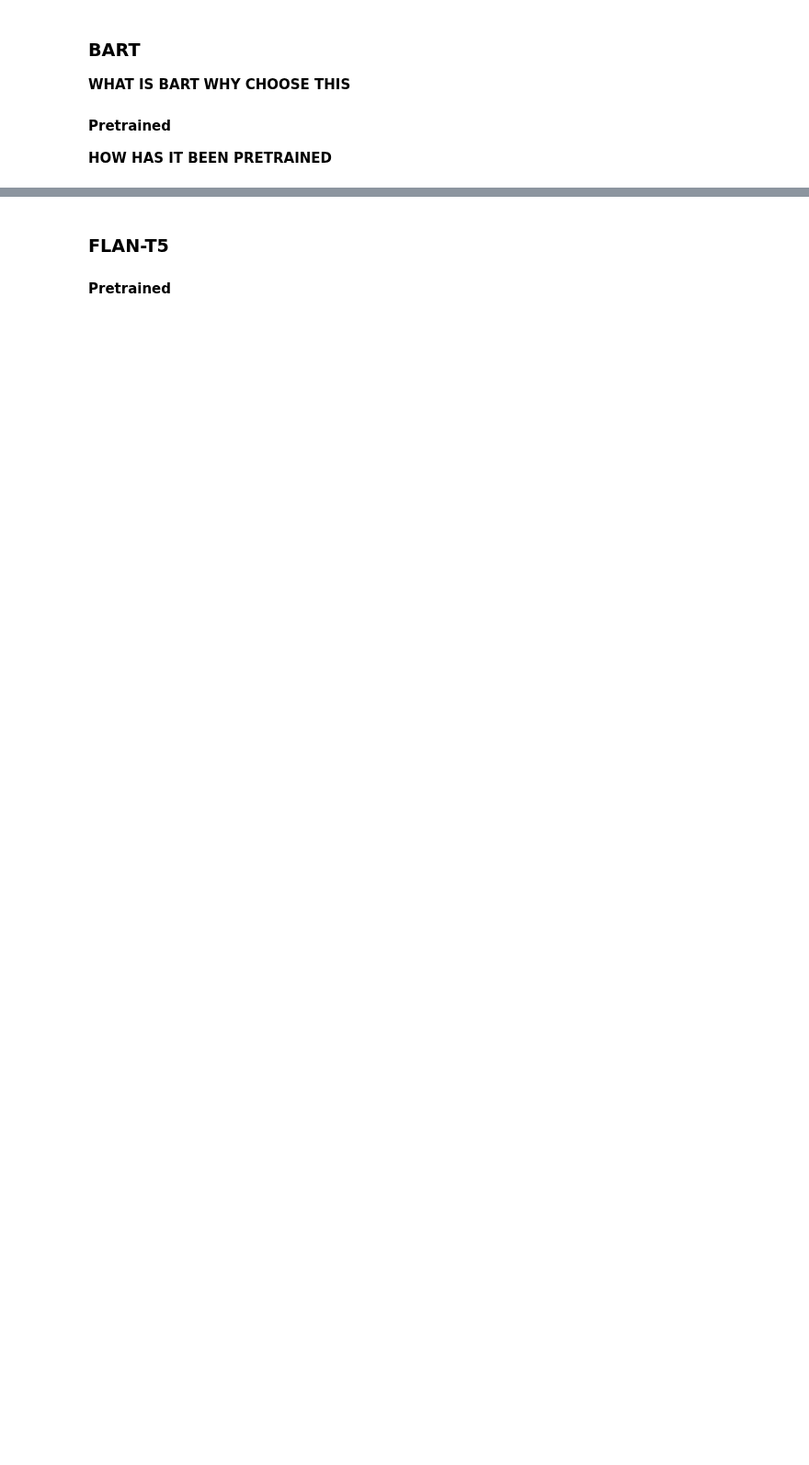
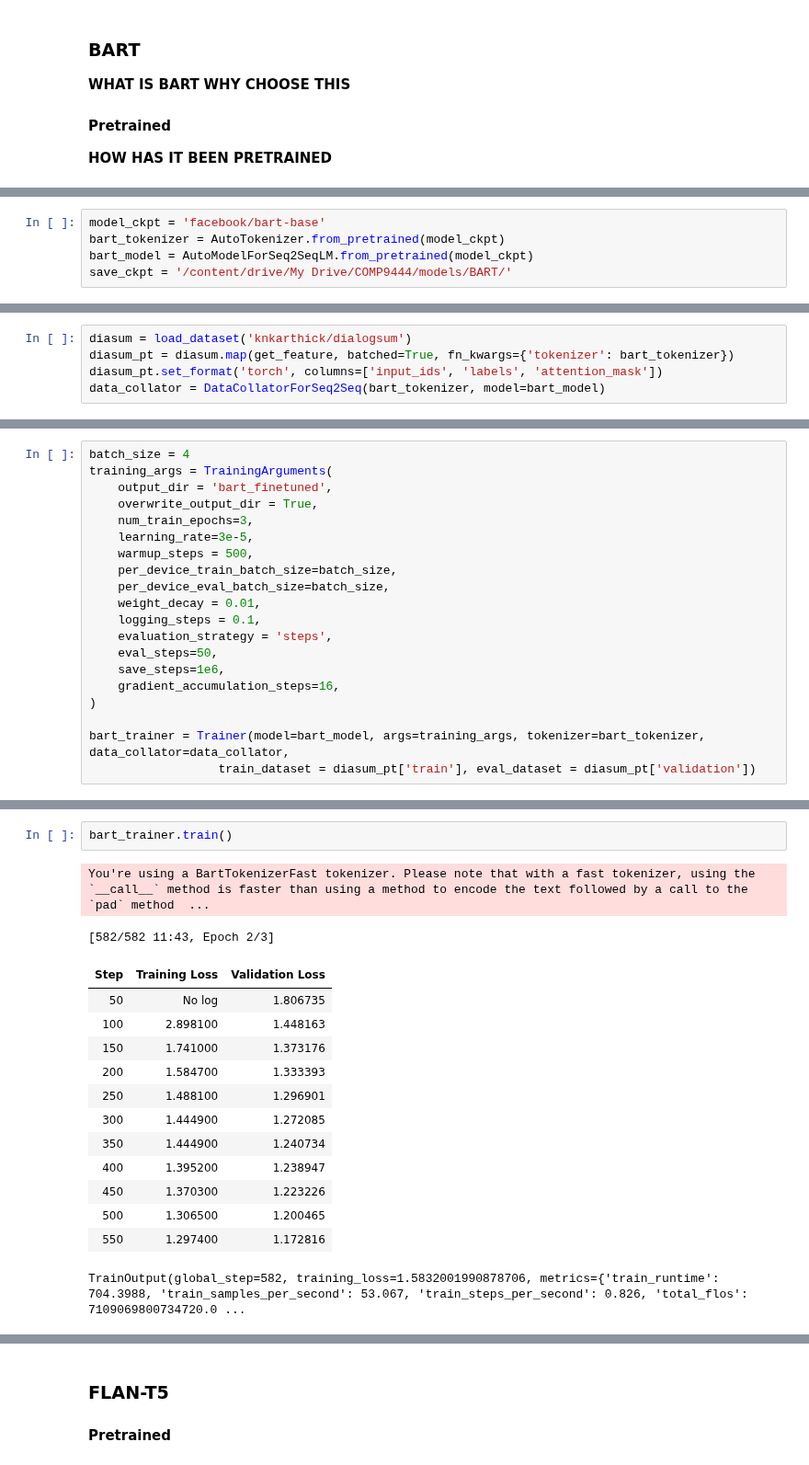
Before and after one commit to dipankarsrirag/Dialogue-Summarisation, a Jupyter notebook: notebooks/Report.ipynb, the cells around one changed output, grey strips where cells are left out. Shown at 92% size. Drawn from its saved outputs; the diff is of its cells as text; blank space fills up the shorter version.

```diff
--- a/notebooks/Report.ipynb
+++ b/notebooks/Report.ipynb
@@ -425,0 +445,5 @@ def print_summaries(model_1, model_2, token_1, token_2, indices, device, hidden=
+# %%
+model_ckpt = 'facebook/bart-base'
+bart_tokenizer = AutoTokenizer.from_pretrained(model_ckpt)
+bart_model = AutoModelForSeq2SeqLM.from_pretrained(model_ckpt)
+save_ckpt = '/content/drive/My Drive/COMP9444/models/BART/'
@@ -425,0 +460,5 @@ def print_summaries(model_1, model_2, token_1, token_2, indices, device, hidden=
+# %%
+diasum = load_dataset('knkarthick/dialogsum')
+diasum_pt = diasum.map(get_feature, batched=True, fn_kwargs={'tokenizer': bart_tokenizer})
+diasum_pt.set_format('torch', columns=['input_ids', 'labels', 'attention_mask'])
+data_collator = DataCollatorForSeq2Seq(bart_tokenizer, model=bart_model)
@@ -425,0 +467,20 @@ def print_summaries(model_1, model_2, token_1, token_2, indices, device, hidden=
+# %%
+batch_size = 4
+training_args = TrainingArguments(
+    output_dir = 'bart_finetuned',
+    overwrite_output_dir = True,
+    num_train_epochs=3,
+    learning_rate=3e-5,
+    warmup_steps = 500,
+    per_device_train_batch_size=batch_size,
+    per_device_eval_batch_size=batch_size,
+    weight_decay = 0.01,
+    logging_steps = 0.1,
+    evaluation_strategy = 'steps',
+    eval_steps=50,
+    save_steps=1e6,
+    gradient_accumulation_steps=16,
+)
+
+bart_trainer = Trainer(model=bart_model, args=training_args, tokenizer=bart_tokenizer, data_collator=data_collator,
+                  train_dataset = diasum_pt['train'], eval_dataset = diasum_pt['validation'])
@@ -425,0 +489,18 @@ def print_summaries(model_1, model_2, token_1, token_2, indices, device, hidden=
+# %%
+bart_trainer.train()
+# %% [output]
+You're using a BartTokenizerFast tokenizer. Please note that with a fast tokenizer, using the `__call__` method is faster than using a method to encode the text followed by a call to the `pad` method  ...
+[582/582 11:43, Epoch 2/3]
+| Step | Training Loss | Validation Loss |
+| 50 | No log | 1.806735 |
+| 100 | 2.898100 | 1.448163 |
+| 150 | 1.741000 | 1.373176 |
+| 200 | 1.584700 | 1.333393 |
+| 250 | 1.488100 | 1.296901 |
+| 300 | 1.444900 | 1.272085 |
+| 350 | 1.444900 | 1.240734 |
+| 400 | 1.395200 | 1.238947 |
+| 450 | 1.370300 | 1.223226 |
+| 500 | 1.306500 | 1.200465 |
+| 550 | 1.297400 | 1.172816 |
+TrainOutput(global_step=582, training_loss=1.5832001990878706, metrics={'train_runtime': 704.3988, 'train_samples_per_second': 53.067, 'train_steps_per_second': 0.826, 'total_flos': 7109069800734720.0 ...
```
Also changed, not shown: parts of 49 cells of this notebook.
